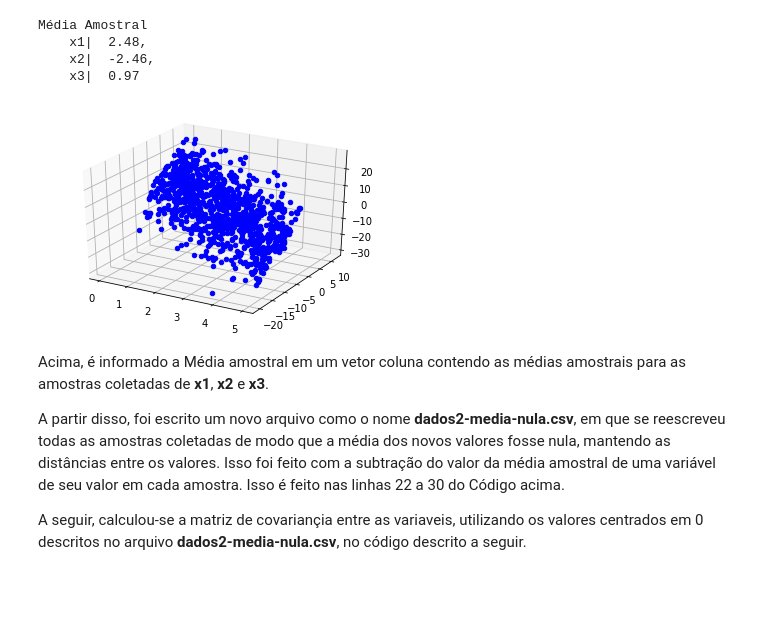
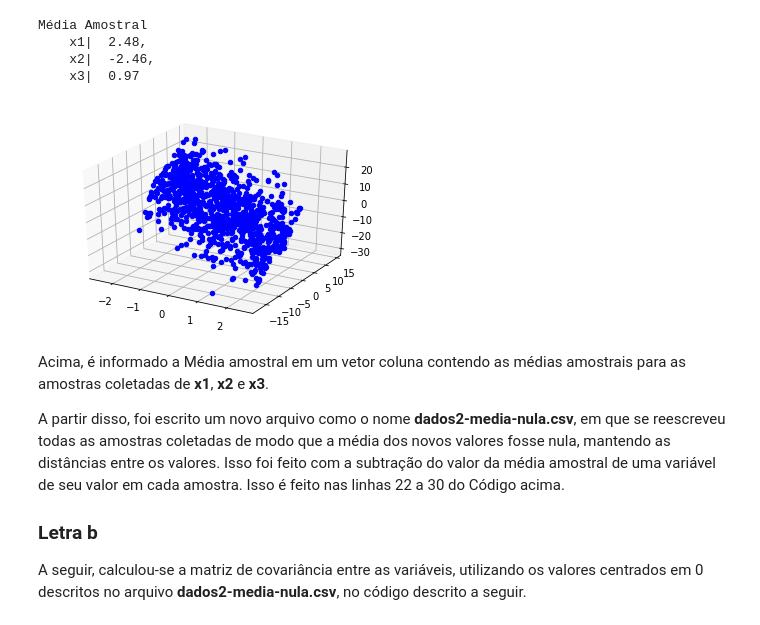
Before and after one commit to JotaTri/aprendizado-de-maquina-2019-2-Trabalho1, a Jupyter notebook: Exercicio 5/Exercicio 5.ipynb, the cells around one changed output. Cells and saved outputs as stored; diff of their text form; code cells hidden in the pictures; blank space fills up the shorter version.

```diff
--- a/Exercicio 5/Exercicio 5.ipynb
+++ b/Exercicio 5/Exercicio 5.ipynb
@@ -11,4 +7,12 @@ Módulos utilizados
 # %%
+from numpy import linalg
+import csv
+
+import matplotlib.pyplot as plt
+from mpl_toolkits.mplot3d import Axes3D
+
+import numpy as np
+
 total = 0
 x1sum = 0
 x2sum = 0
@@ -19,39 +23,41 @@ with open('dados2.csv') as csvfile:
         x1sum += float(row[0])
         x2sum += float(row[1])
         x3sum += float(row[2])
         total += 1
 
 x1mean = x1sum/total
 x2mean = x2sum/total
 x3mean = x3sum/total
 print('''Média Amostral
     x1|  {0:.2f},
     x2|  {1:.2f},
     x3|  {2:.2f}'''.format(x1mean, x2mean, x3mean))
 
 total = 0
 fig1 = plt.figure()
 ax = fig1.add_subplot(111, projection='3d')
 with open('dados2-media-nula.csv', 'w') as output:
     with open('dados2.csv') as csvfile:
         content = csv.reader(csvfile, delimiter=',')
         for row in content:
             output.write('{0:.2f},{1:.2f},{2:.2f}\r\n'.format(
                 float(row[0]) - x1mean,
                 float(row[1]) - x2mean,
                 float(row[2]) - x3mean))
             total += 1
-            ax.scatter(float(row[0]), float(row[1]), float(row[2]), c='b')
+            ax.scatter(float(row[0]) - x1mean, float(row[1]) - x2mean, float(row[2]) - x3mean, c='b')
 # %% [output]
 Média Amostral
     x1|  2.48,
     x2|  -2.46,
     x3|  0.97
-[figure, old version]
+[figure, new version]
 # %% [markdown]
 Acima, é informado a Média amostral em um vetor coluna contendo as médias amostrais para as amostras coletadas de **x1**, **x2** e **x3**.
 
 A partir disso, foi escrito um novo arquivo como o nome **dados2-media-nula.csv**, em que se reescreveu todas as amostras coletadas de modo que a média dos novos valores fosse nula, mantendo as distâncias entre os valores. Isso foi feito com a subtração do valor da média amostral de uma variável de seu valor em cada amostra. Isso é feito nas linhas 22 a 30 do Código acima.
 
-A seguir, calculou-se a matriz de covariançia entre as variaveis, utilizando os valores centrados em 0 descritos no arquivo **dados2-media-nula.csv**, no código descrito a seguir.
+### Letra b
+
+A seguir, calculou-se a matriz de covariância entre as variáveis, utilizando os valores centrados em 0 descritos no arquivo **dados2-media-nula.csv**, no código descrito a seguir.
 # %%
```
Also changed, not shown: parts of 8 cells of this notebook, 4 other files.
